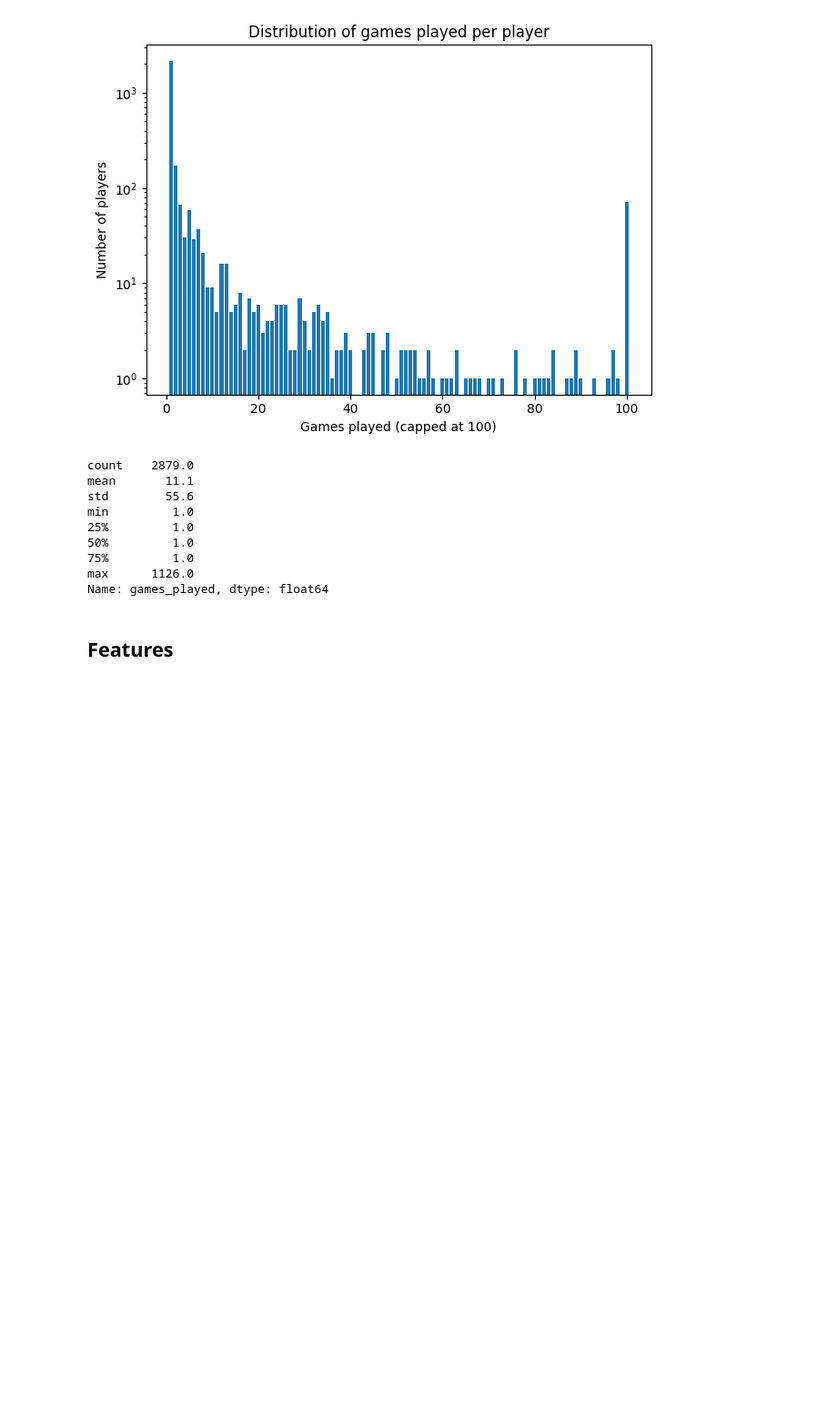
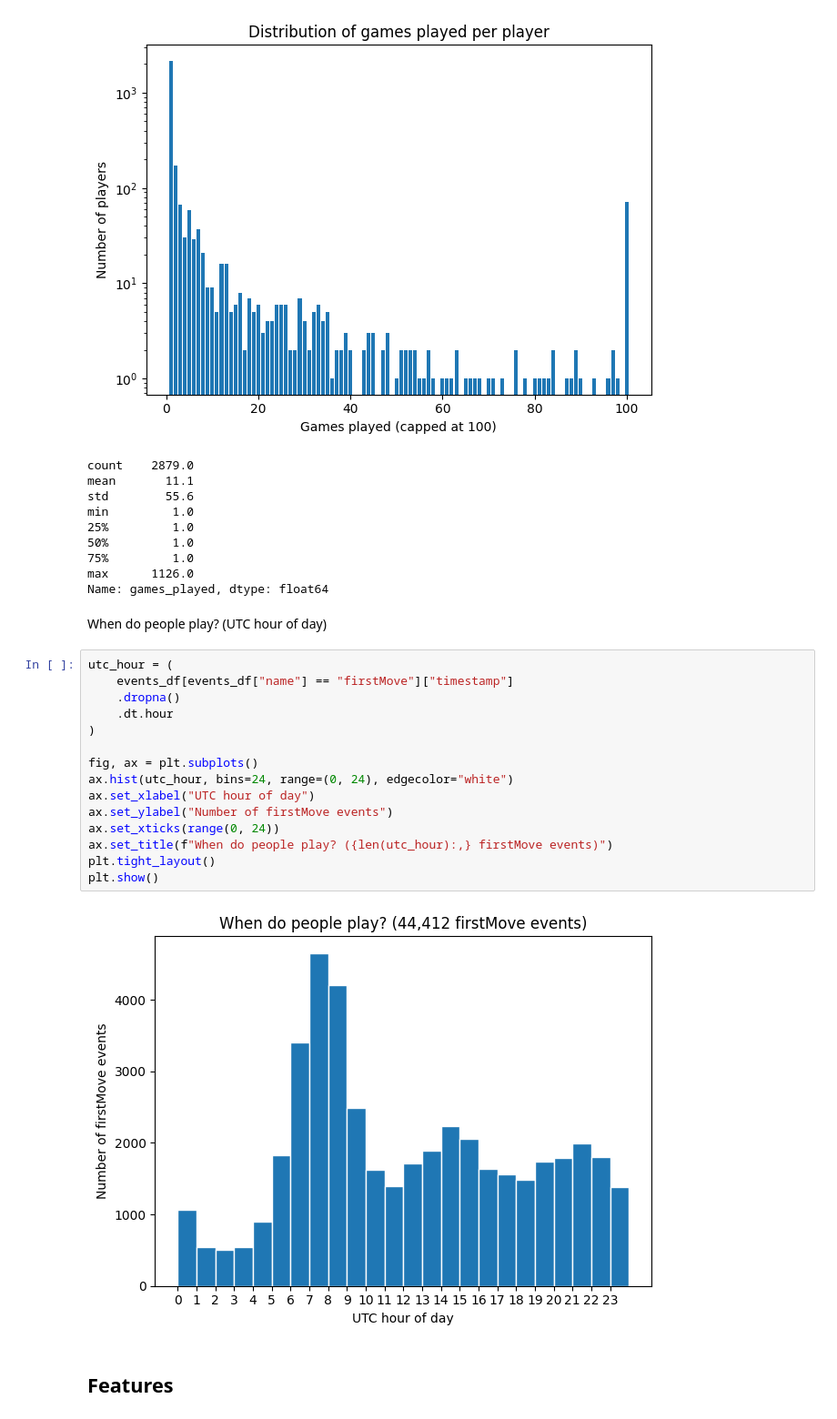
Before and after one commit to tomwhite/reflect, a Jupyter notebook: daily-stats.nbconvert.ipynb, the cells around one changed output. Shown at 91% size. Drawn from its saved outputs; the diff is of its cells as text; blank space fills up the shorter version.

Commit message:
When do people play?

```diff
--- a/daily-stats.nbconvert.ipynb
+++ b/daily-stats.nbconvert.ipynb
@@ -114,6 +114,25 @@ min         1.0
 75%         1.0
 max      1126.0
 Name: games_played, dtype: float64
+# %% [markdown]
+When do people play? (UTC hour of day)
+# %%
+utc_hour = (
+    events_df[events_df["name"] == "firstMove"]["timestamp"]
+    .dropna()
+    .dt.hour
+)
+
+fig, ax = plt.subplots()
+ax.hist(utc_hour, bins=24, range=(0, 24), edgecolor="white")
+ax.set_xlabel("UTC hour of day")
+ax.set_ylabel("Number of firstMove events")
+ax.set_xticks(range(0, 24))
+ax.set_title(f"When do people play? ({len(utc_hour):,} firstMove events)")
+plt.tight_layout()
+plt.show()
+# %% [output]
+[figure, added]
 # %% [markdown]
 ## Features
 # %%
```
Also changed, not shown: 1 other file.
